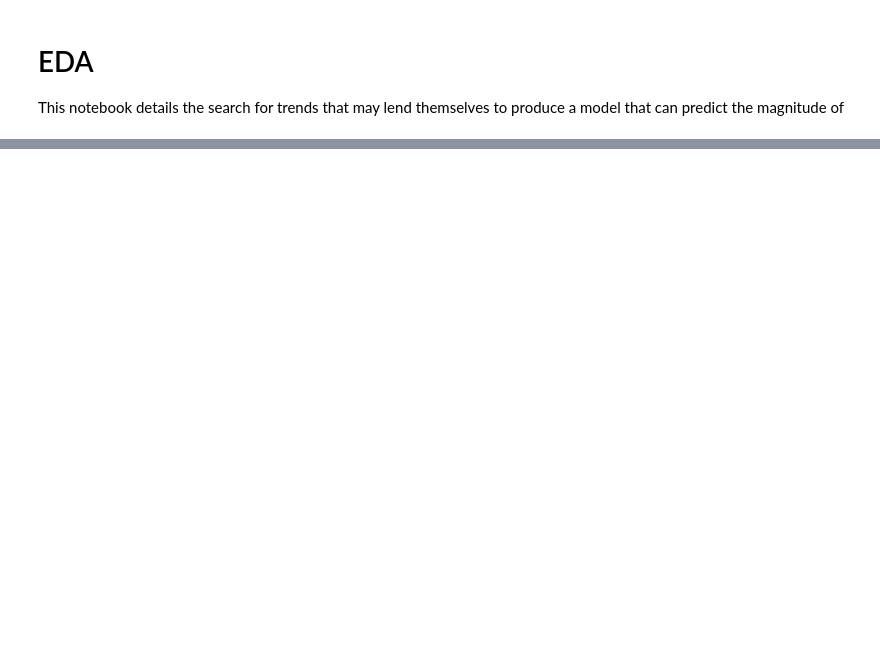
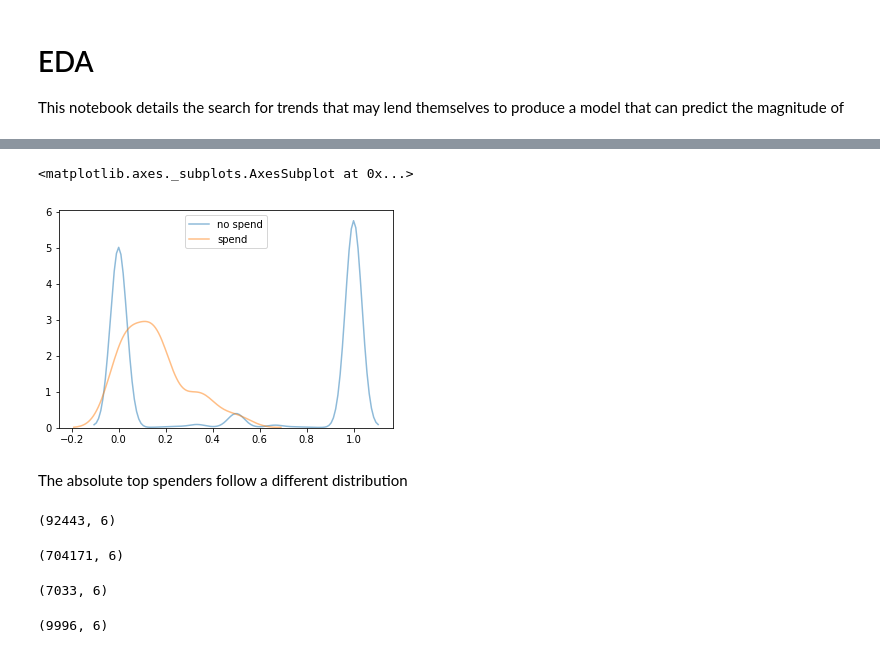
Before and after one commit to romandtse07/google_analytics_kaggle, a Jupyter notebook: EDA.ipynb, the cells around one changed output, grey strips where cells are left out. Drawn from its saved outputs; the diff is of its cells as text; code cells hidden in the pictures; blank space fills up the shorter version.

```diff
--- a/EDA.ipynb
+++ b/EDA.ipynb
@@ -66,0 +139,24 @@ freq_order = pd.read_sql_query(query, engine)
+# %%
+sns.kdeplot(non_spenders.bouncerate, label='no spend', alpha=.5)
+sns.kdeplot(spenders.sort_values('transactionrevenue', ascending=False).head(20).bouncerate, label = 'spend', alpha=.5)
+# %% [output]
+<matplotlib.axes._subplots.AxesSubplot at 0x...>
+[figure, added]
+# %% [markdown]
+The absolute top spenders follow a different distribution
+# %%
+non_spenders.query('visitnumber > 1').shape
+# %% [output]
+(92443, 6)
+# %%
+non_spenders.shape
+# %% [output]
+(704171, 6)
+# %%
+spenders.query('visitnumber > 1').shape
+# %% [output]
+(7033, 6)
+# %%
+spenders.shape
+# %% [output]
+(9996, 6)
```
Also changed, not shown: parts of 32 cells of this notebook, 3 other files.
